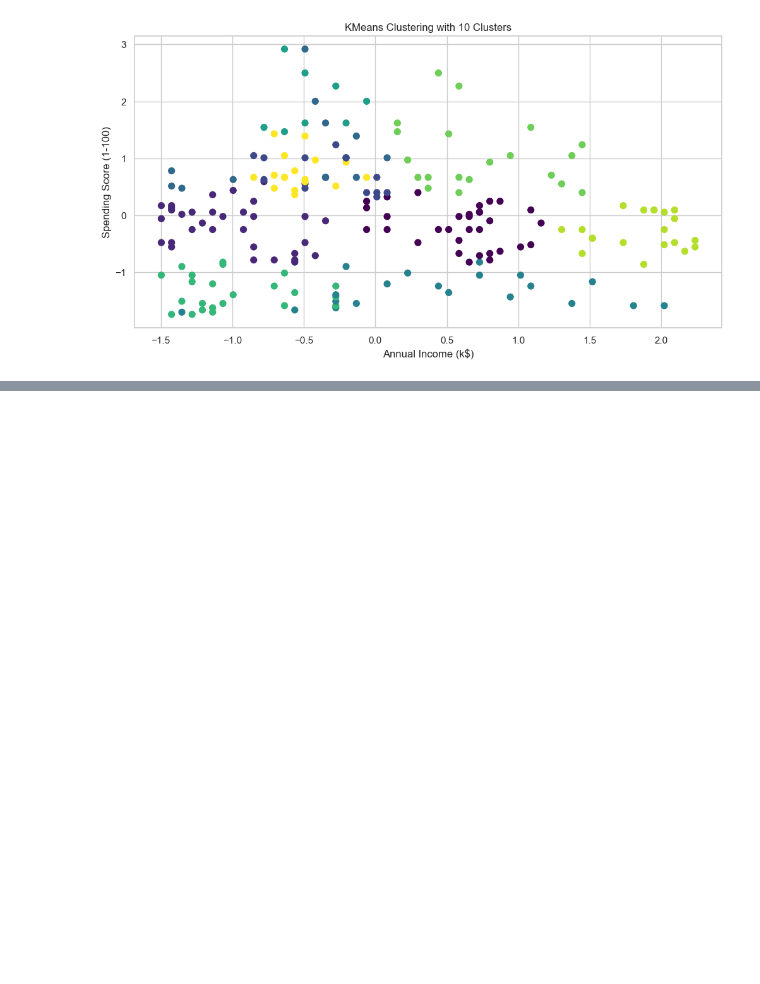
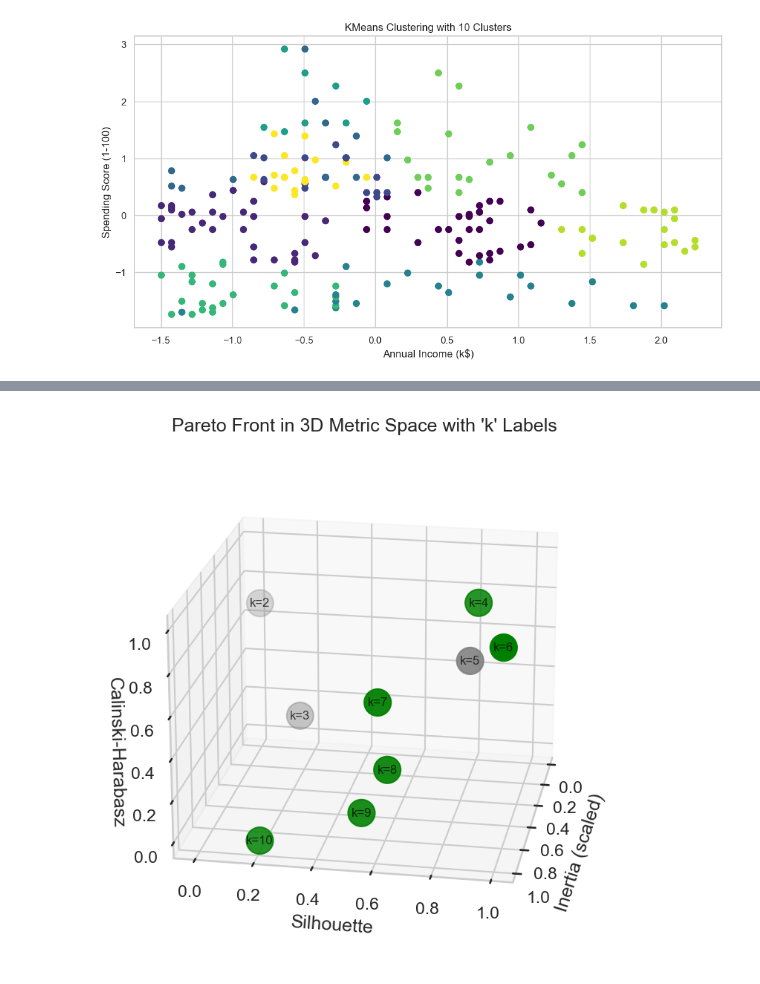
Before and after one commit to hossamAhmedSalah/computational_intelligence-_project, a Jupyter notebook: Notebooks/segmentation_kmeans.ipynb, the cells around one changed output, grey strips where cells are left out. Saved outputs shown, nothing was run; the diff lists cells and outputs as text; code cells hidden in the pictures; blank space fills up the shorter version.

```diff
--- a/Notebooks/segmentation_kmeans.ipynb
+++ b/Notebooks/segmentation_kmeans.ipynb
@@ -143,0 +332,3 @@ for model in kmeans_models:
+# %%
+res_1_sum = res_1.drop(columns=["run_id"]).groupby(['k', 'dataset']).mean().reset_index()
+res_1_sum
@@ -143,0 +395,8 @@ for model in kmeans_models:
+# %%
+# Customize weights as per your domain (e.g., silhouette is more important)
+df_scaled['composite_score'] = (
+    0.4 * df_scaled['inertia'] +
+    0.2 * df_scaled['silhouette'] +
+    0.4 * df_scaled['calinski_harabasz']
+)
+df_scaled.style.highlight_max(color='lightgreen', subset=['composite_score'])
@@ -143,0 +414,62 @@ for model in kmeans_models:
+# %%
+import numpy as np
+import pandas as pd
+import matplotlib.pyplot as plt
+from mpl_toolkits.mplot3d import Axes3D
+
+# Copy the scaled dataframe
+df = df_scaled.copy()
+
+# Select metrics to include in Pareto optimization (assumed scaled)
+metrics = ['inertia', 'silhouette', 'calinski_harabasz']
+data = df[metrics].values
+
+# Pareto front function
+def is_pareto_efficient(data):
+    is_efficient = np.ones(data.shape[0], dtype=bool)
+    for i, point in enumerate(data):
+        if is_efficient[i]:
+            is_efficient[is_efficient] = np.any(data[is_efficient] > point, axis=1) | np.all(data[is_efficient] == point, axis=1)
+            is_efficient[i] = True
+    return is_efficient
+
+# Apply Pareto front logic
+df['pareto_optimal'] = is_pareto_efficient(data)
+
+# Display Pareto-optimal rows
+pareto_df = df[df['pareto_optimal']]
+display(pareto_df[['k', 'inertia', 'silhouette', 'calinski_harabasz', 'composite_score']])
+
+# # 3D Visualization
+# fig = plt.figure(figsize=(6, 6), dpi=150)
+# ax = fig.add_subplot(111, projection='3d')
+# ax.scatter(df['inertia'], df['silhouette'], df['calinski_harabasz'],
+#            c=df['pareto_optimal'].map({True: 'green', False: 'gray'}), s=50)
+# ax.set_xlabel("Inertia (scaled)")
+# ax.set_ylabel("Silhouette")
+# ax.set_zlabel("Calinski-Harabasz")
+# plt.title("Pareto Front in 3D Metric Space")
+# plt.show()
+
+# 3D Visualization with 'k' labels
+fig = plt.figure(figsize=(6, 6), dpi=150)
+ax = fig.add_subplot(111, projection='3d')
+
+# Scatter plot with color based on Pareto optimality
+ax.scatter(df['inertia'], df['silhouette'], df['calinski_harabasz'],
+           c=df['pareto_optimal'].map({True: 'green', False: 'gray'}), s=300)
+
+# Add 'k' labels to each point
+for _, row in df.iterrows():
+    ax.text(row['inertia'], row['silhouette'], row['calinski_harabasz'],
+            f"k={row['k']}", fontsize=8, alpha=0.7,
+            color='black', ha='center', va='center')
+
+# Axis labels and title
+ax.view_init(elev=20, azim=10)
+ax.set_xlabel("Inertia (scaled)")
+ax.set_ylabel("Silhouette")
+ax.set_zlabel("Calinski-Harabasz", labelpad=1)
+plt.title("Pareto Front in 3D Metric Space with 'k' Labels")
+plt.show()
+# %% [output]
@@ -143,0 +483 @@ for model in kmeans_models:
+[figure, added]
```
Also changed, not shown: parts of 16 cells of this notebook, 3 other files.
